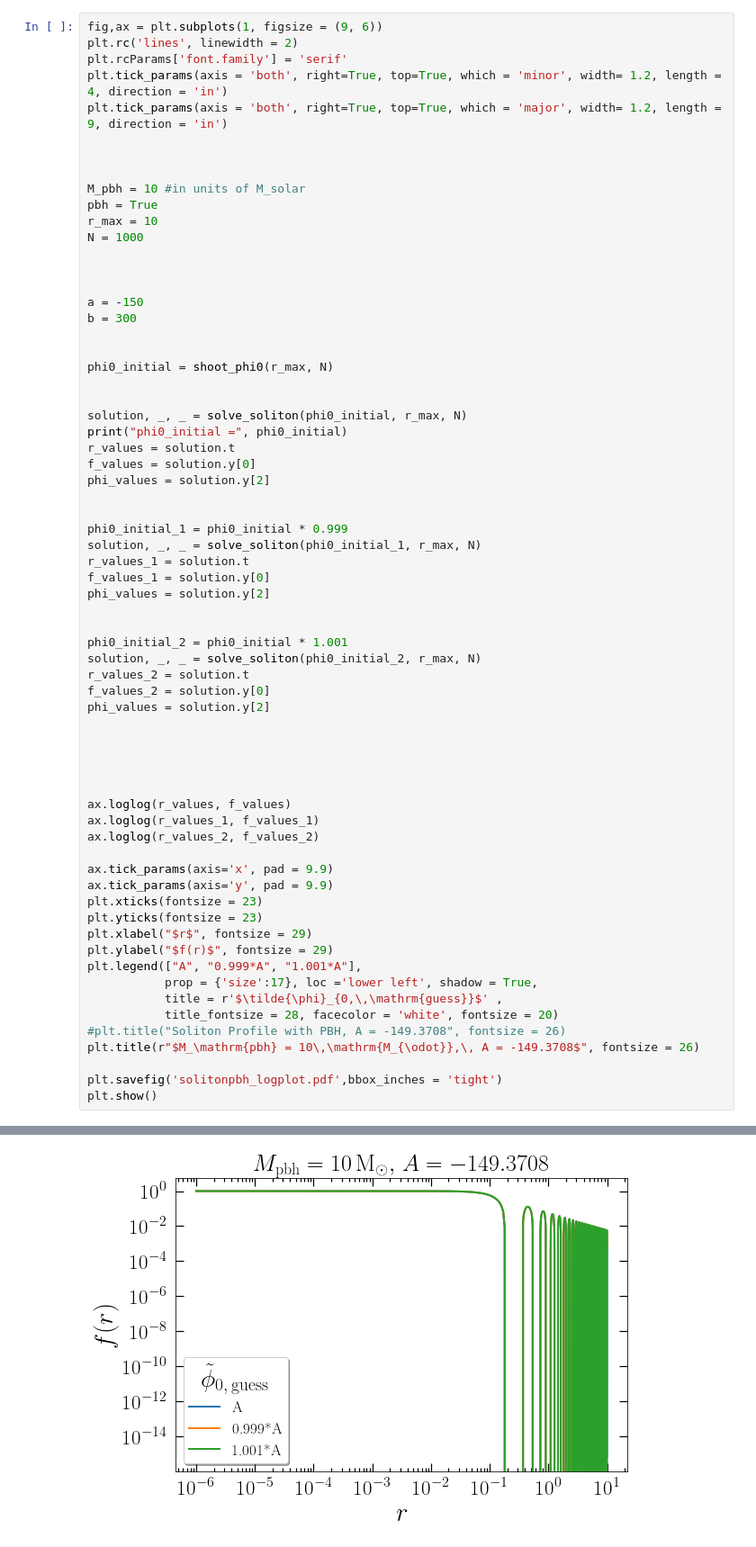
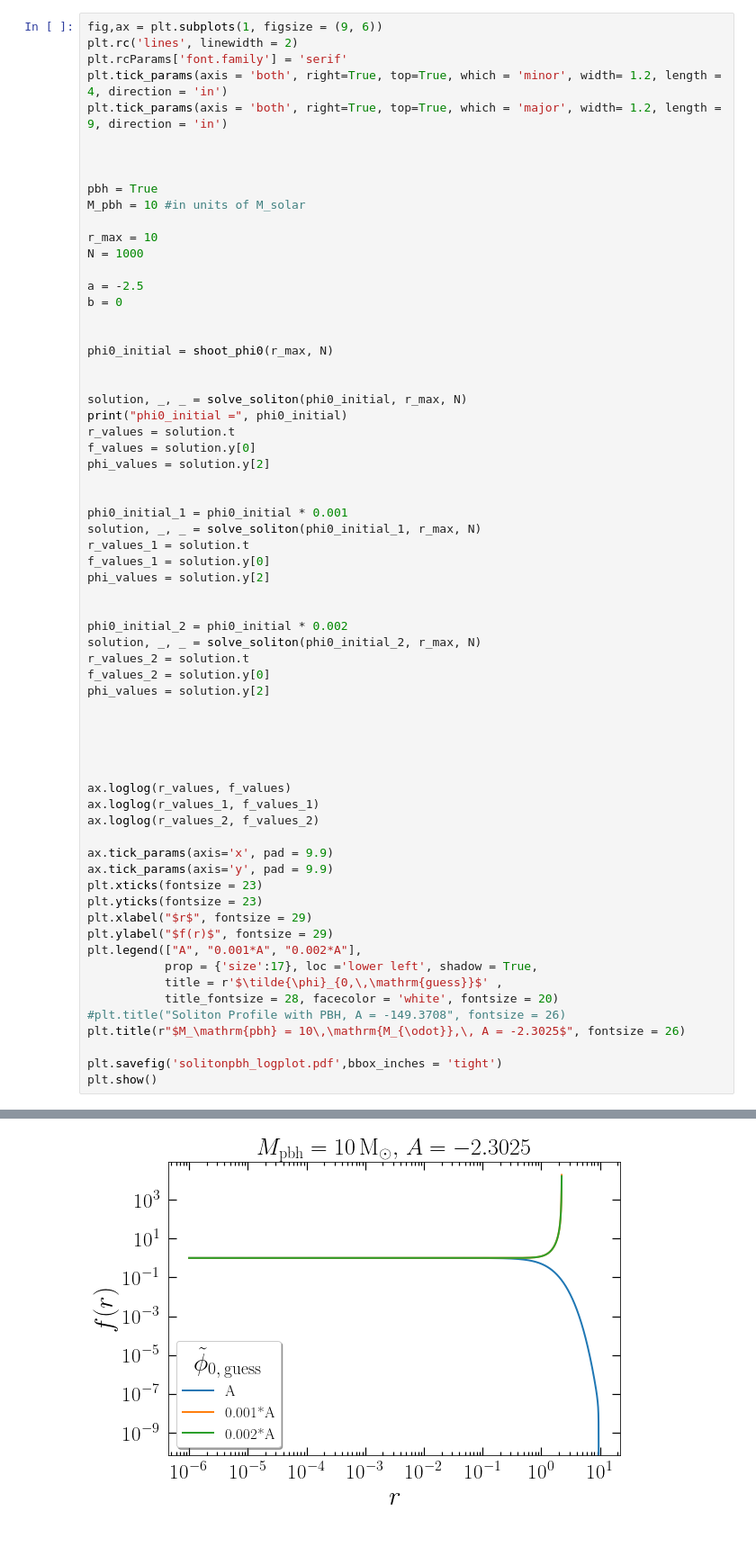
Before and after one commit to pratibhajangra591/project-3, a Jupyter notebook: soliton_pbh.ipynb, the cells around one changed output, grey strips where cells are left out. Shown at 90% size. Drawn from its saved outputs; the diff is of its cells as text.

```diff
--- a/soliton_pbh.ipynb
+++ b/soliton_pbh.ipynb
@@ -145,15 +144,14 @@ plt.tick_params(axis = 'both', right=True, top=True, which = 'major', width= 1.2
 
 
 
+pbh = True
 M_pbh = 10 #in units of M_solar
-pbh = True
+
 r_max = 10
 N = 1000
 
-
-
-a = -150
-b = 300
+a = -2.5
+b = 0
 
 
 phi0_initial = shoot_phi0(r_max, N)
@@ -166,14 +164,14 @@ f_values = solution.y[0]
 phi_values = solution.y[2]
 
 
-phi0_initial_1 = phi0_initial * 0.999
+phi0_initial_1 = phi0_initial * 0.001
 solution, _, _ = solve_soliton(phi0_initial_1, r_max, N)
 r_values_1 = solution.t
 f_values_1 = solution.y[0]
 phi_values = solution.y[2]
 
 
-phi0_initial_2 = phi0_initial * 1.001
+phi0_initial_2 = phi0_initial * 0.002
 solution, _, _ = solve_soliton(phi0_initial_2, r_max, N)
 r_values_2 = solution.t
 f_values_2 = solution.y[0]
@@ -193,12 +191,12 @@ plt.xticks(fontsize = 23)
 plt.yticks(fontsize = 23)
 plt.xlabel("$r$", fontsize = 29)
 plt.ylabel("$f(r)$", fontsize = 29)
-plt.legend(["A", "0.999*A", "1.001*A"],
+plt.legend(["A", "0.001*A", "0.002*A"],
            prop = {'size':17}, loc ='lower left', shadow = True,
            title = r'$\tilde{\phi}_{0,\,\mathrm{guess}}$' ,
            title_fontsize = 28, facecolor = 'white', fontsize = 20)
 #plt.title("Soliton Profile with PBH, A = -149.3708", fontsize = 26)
-plt.title(r"$M_\mathrm{pbh} = 10\,\mathrm{M_{\odot}},\, A = -149.3708$", fontsize = 26)
+plt.title(r"$M_\mathrm{pbh} = 10\,\mathrm{M_{\odot}},\, A = -2.3025$", fontsize = 26)
 
 plt.savefig('solitonpbh_logplot.pdf',bbox_inches = 'tight')
 plt.show()
@@ -217 +215 @@ phi0_initial = -149.37085638060404
-[figure, old version]
+[figure, new version]
```
Also changed, not shown: parts of 5 cells of this notebook.
